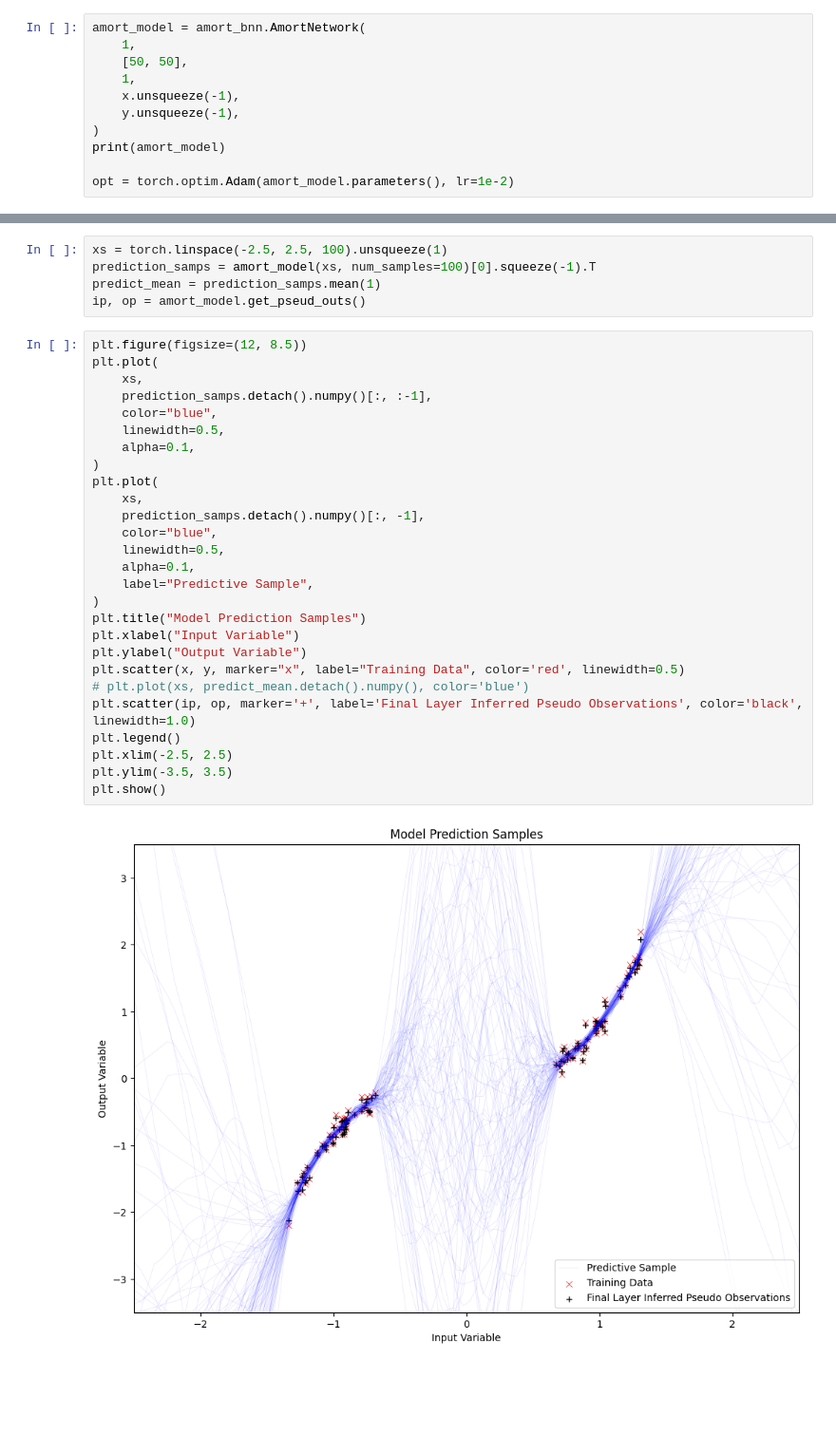
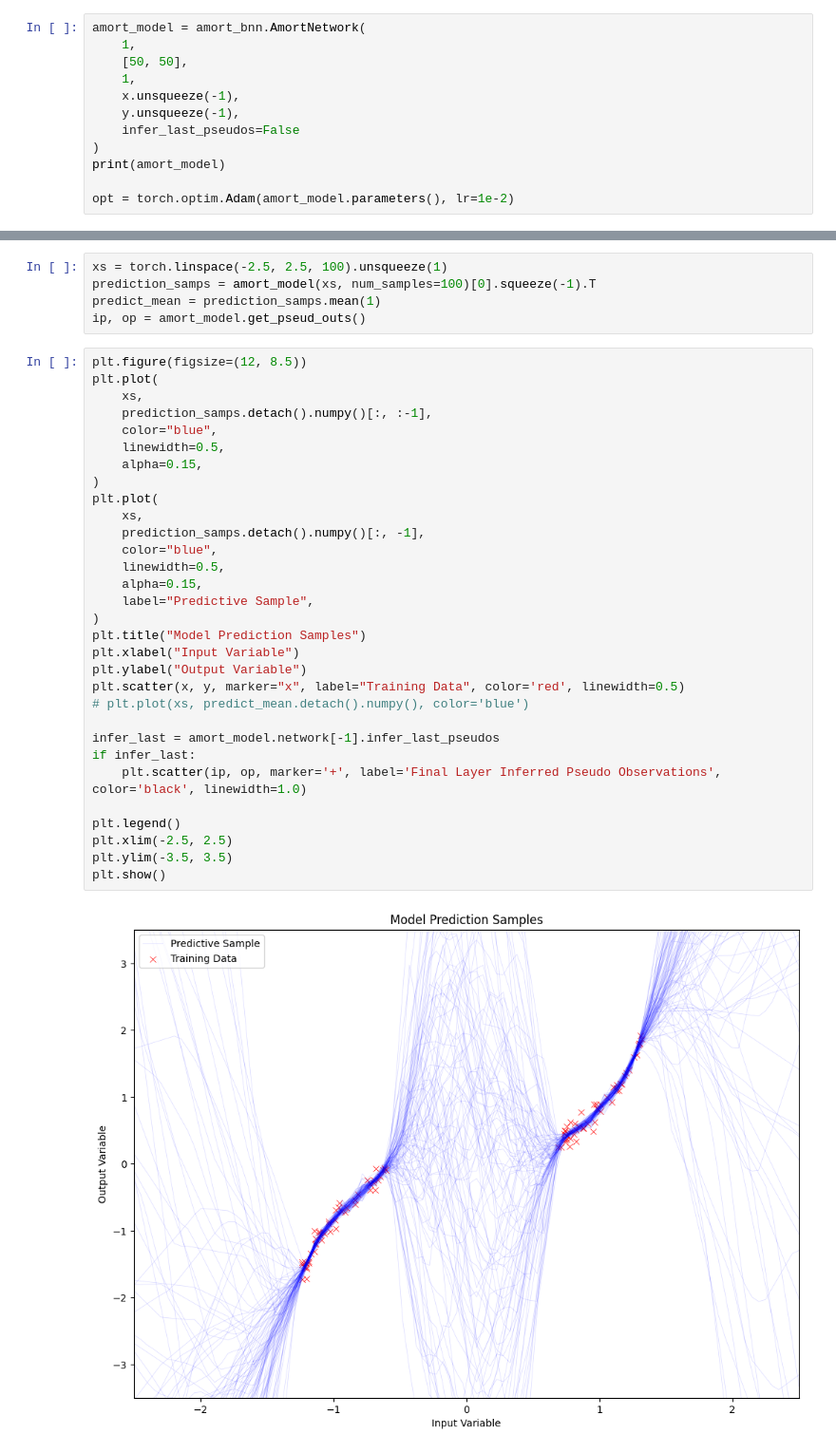
Before and after one commit to Sheev13/bnn_amort_inf, a Jupyter notebook: amort_bnn_experiments.ipynb, the cells around one changed output, grey strips where cells are left out. Shown at 95% size. Saved outputs shown, nothing was run; the diff lists cells and outputs as text; blank space fills up the shorter version.

Commit message:
implemented optionality to use real data instead of inferring last layer outputs

```diff
--- a/amort_bnn_experiments.ipynb
+++ b/amort_bnn_experiments.ipynb
@@ -44,6 +41,7 @@ amort_model = amort_bnn.AmortNetwork(
     1,
     x.unsqueeze(-1),
     y.unsqueeze(-1),
+    infer_last_pseudos=False
 )
 print(amort_model)
 
@@ -116,29 +114,33 @@ ip, op = amort_model.get_pseud_outs()
 # %%
 plt.figure(figsize=(12, 8.5))
 plt.plot(
     xs,
     prediction_samps.detach().numpy()[:, :-1],
     color="blue",
     linewidth=0.5,
-    alpha=0.1,
+    alpha=0.15,
 )
 plt.plot(
     xs,
     prediction_samps.detach().numpy()[:, -1],
     color="blue",
     linewidth=0.5,
-    alpha=0.1,
+    alpha=0.15,
     label="Predictive Sample",
 )
 plt.title("Model Prediction Samples")
 plt.xlabel("Input Variable")
 plt.ylabel("Output Variable")
 plt.scatter(x, y, marker="x", label="Training Data", color='red', linewidth=0.5)
 # plt.plot(xs, predict_mean.detach().numpy(), color='blue')
-plt.scatter(ip, op, marker='+', label='Final Layer Inferred Pseudo Observations', color='black', linewidth=1.0)
+
+infer_last = amort_model.network[-1].infer_last_pseudos
+if infer_last:
+    plt.scatter(ip, op, marker='+', label='Final Layer Inferred Pseudo Observations', color='black', linewidth=1.0)
+
 plt.legend()
 plt.xlim(-2.5, 2.5)
 plt.ylim(-3.5, 3.5)
 plt.show()
 # %% [output]
-[figure, old version]
+[figure, new version]
```
Also changed, not shown: parts of 5 cells of this notebook, 1 other file.
